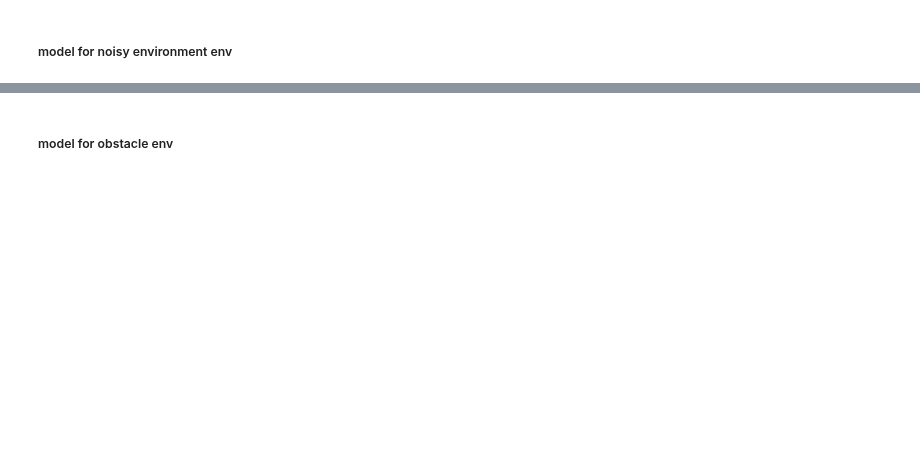
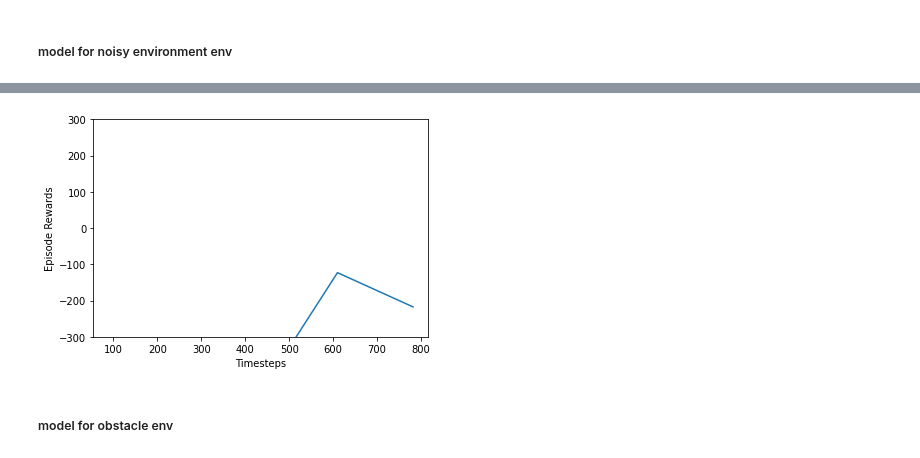
Before and after one commit to carlacodes/atchekegroup1lunarlanding, a Jupyter notebook: lunar_lander_group1_atcheke.ipynb, the cells around one changed output, grey strips where cells are left out. Cells and saved outputs as stored; diff of their text form; code cells hidden in the pictures; blank space fills up the shorter version.

Commit message:
save current workflow

```diff
--- a/lunar_lander_group1_atcheke.ipynb
+++ b/lunar_lander_group1_atcheke.ipynb
@@ -1332,25 +1341,25 @@ def sample_dqn_params_noisy(trial: optuna.Trial):
     }
     return hyperparams
 # %%
-log_dir = drive_path+"noisy/" #"models"
+log_dir2 = drive_path+"noisy/" #"models"
 
 def objective(trial:optuna.Trial):
 
-  model_log_dir = log_dir+'dqn_{}'.format(trial.number)+'/'
+  model_log_dir = log_dir2+'dqn_{}'.format(trial.number)+'/'
   os.makedirs(model_log_dir,exist_ok=True)
   # Create environment
   env = gym.make('LunarLander-v3')
   env = stable_baselines3.common.monitor.Monitor(env, filename= model_log_dir)
-  callback = EvalCallback(env,log_path = log_dir, deterministic=True) #For evaluating the performance of the agent periodically and logging the results.
+  callback = EvalCallback(env,log_path = model_log_dir, deterministic=True) #For evaluating the performance of the agent periodically and logging the results.
 
   #Trial will suggest a set of hyperparamters from the specified range
   hyperparameters = sample_dqn_params_noisy(trial)
-  model_dqn = DQN("MlpPolicy", env, **hyperparameters) #Set verbose to 1 to observe training logs. We encourage you to set the verbose to 1.
+  model_dqn2 = DQN("MlpPolicy", env, **hyperparameters) #Set verbose to 1 to observe training logs. We encourage you to set the verbose to 1.
 
   # define learning steps
-  trained_dqn = model_dqn.learn(total_timesteps=1000, log_interval=10, callback=callback)#100000
+  model2 = model_dqn2.learn(total_timesteps=1000, log_interval=10, callback=callback)#100000
   # save model
-  trained_dqn.save(model_log_dir +'dqn_{}.zip'.format(trial.number))
+  model2.save(model_log_dir +'dqn_{}.zip'.format(trial.number))
 
   x, y = ts2xy(load_results(model_log_dir), 'timesteps') # timesteps
   # clear_output(wait=True)
@@ -1365,10 +1374,10 @@ def objective(trial:optuna.Trial):
 #You can also use Multivariate samplere
 #sampler = optuna.samplers.TPESampler(multivarite=True,seed=42)
 sampler = optuna.samplers.TPESampler(seed=42)
-study = optuna.create_study(study_name="dqn_study",direction='maximize',
+study2 = optuna.create_study(study_name="dqn_study",direction='maximize',
                             sampler = sampler, pruner=optuna.pruners.HyperbandPruner())
 
 logging_callback = LoggingCallback(threshold=10, patience=30, trial_number=5)
 #You can increase the n_trials for a better search space scanning
-study.optimize(objective, n_trials=2, catch=(ValueError,),callbacks=[logging_callback])
+study2.optimize(objective, n_trials=2, catch=(ValueError,),callbacks=[logging_callback])
 # %% [output]
@@ -1375,0 +1387,5 @@ NameError: ignored
+# %%
+# use the trial number which has the best result
+trial_number = 0
+model_path2 = log_dir+'dqn_'+str(trial_number)+'/'
+model2 = DQN.load( model_path2 + 'dqn_'+str(trial_number)+'.zip')
@@ -1376,3 +1410,12 @@ NameError: ignored
+# %%
+x, y = ts2xy(load_results(model_path2), 'timesteps')  # Organising the logged results in to a clean format for plotting. timesteps episodes
+plt.plot(x,y)
+plt.ylim([-300, 300])
+plt.xlabel('Timesteps')
+plt.ylabel('Episode Rewards')
+plt.savefig(model_path2+'reward.png',dpi=600)
+# %% [output]
+[figure, added]
 # %% [markdown]
 ##### model for obstacle env
 # %%
```
Also changed, not shown: parts of 16 cells of this notebook.
